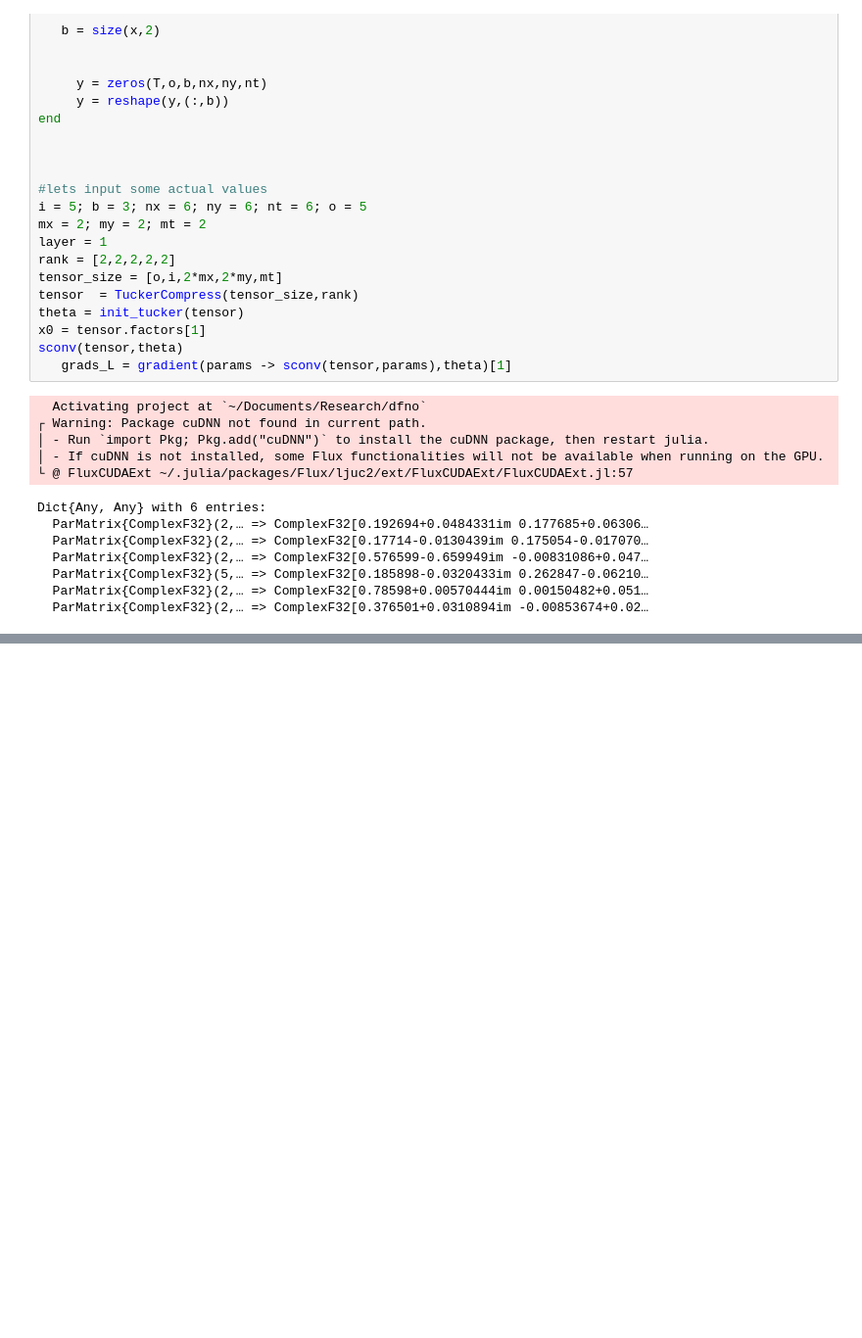
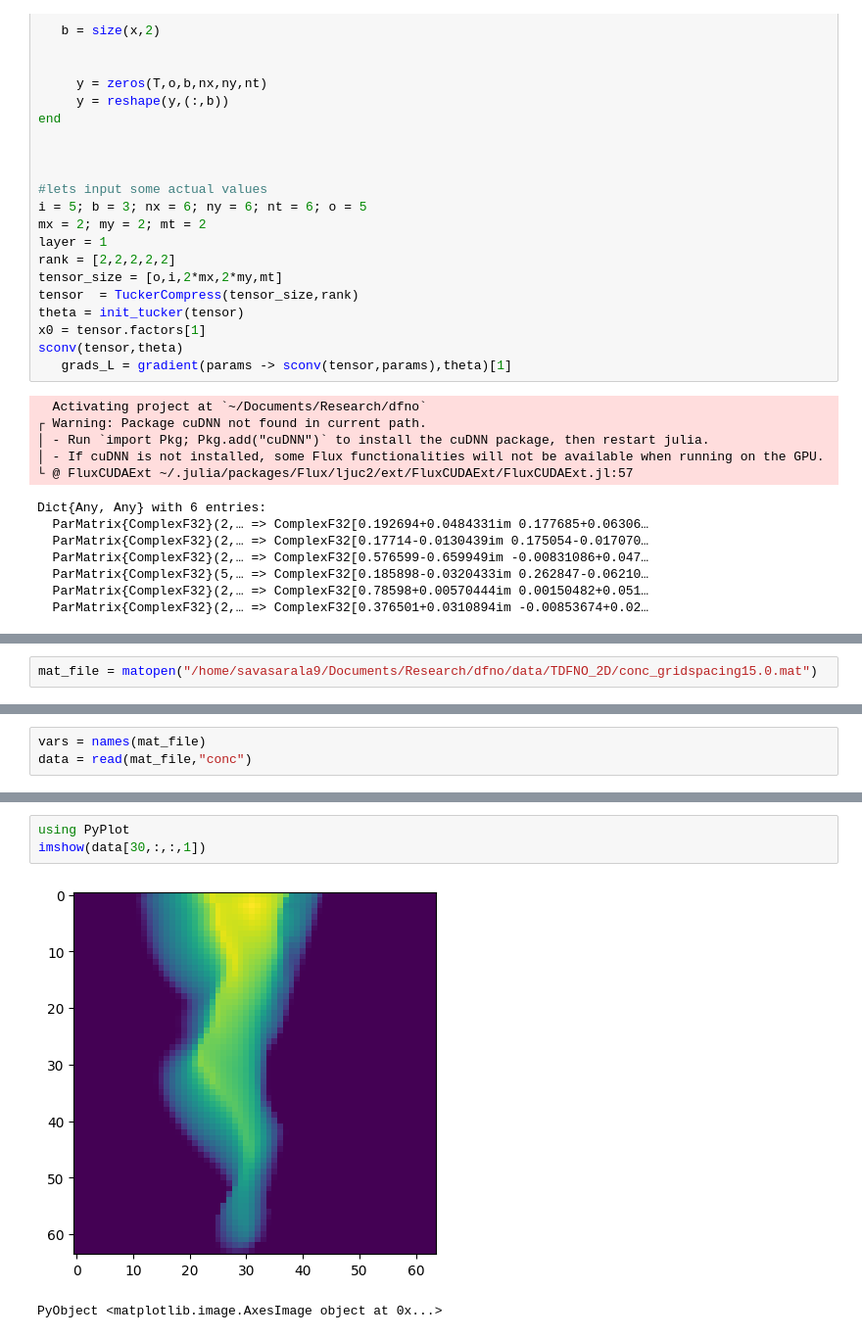
Before and after one commit to slimgroup/ParametricDFNOs.jl, a Jupyter notebook: roughtesting.ipynb, the cells around one changed output, grey strips where cells are left out. Shown at 98% size. Cells and saved outputs as stored; diff of their text form; blank space fills up the shorter version.

```diff
--- a/roughtesting.ipynb
+++ b/roughtesting.ipynb
@@ -420,0 +429,2 @@ Dict{Any, Any} with 6 entries:
+# %%
+mat_file = matopen("/home/savasarala9/Documents/Research/dfno/data/TDFNO_2D/conc_gridspacing15.0.mat")
@@ -420,0 +433,3 @@ Dict{Any, Any} with 6 entries:
+# %%
+vars = names(mat_file)
+data = read(mat_file,"conc")
@@ -420,0 +454,6 @@ Dict{Any, Any} with 6 entries:
+# %%
+using PyPlot
+imshow(data[30,:,:,1])
+# %% [output]
+[figure, added]
+PyObject <matplotlib.image.AxesImage object at 0x...>
```
Also changed, not shown: parts of 5 cells of this notebook, 12 other files.
